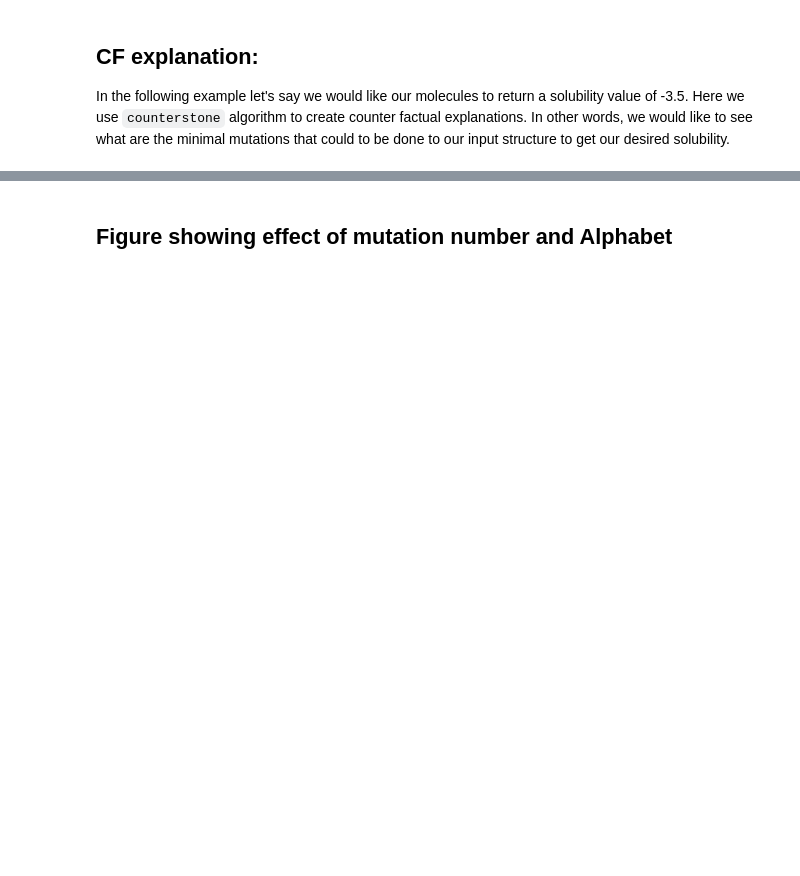
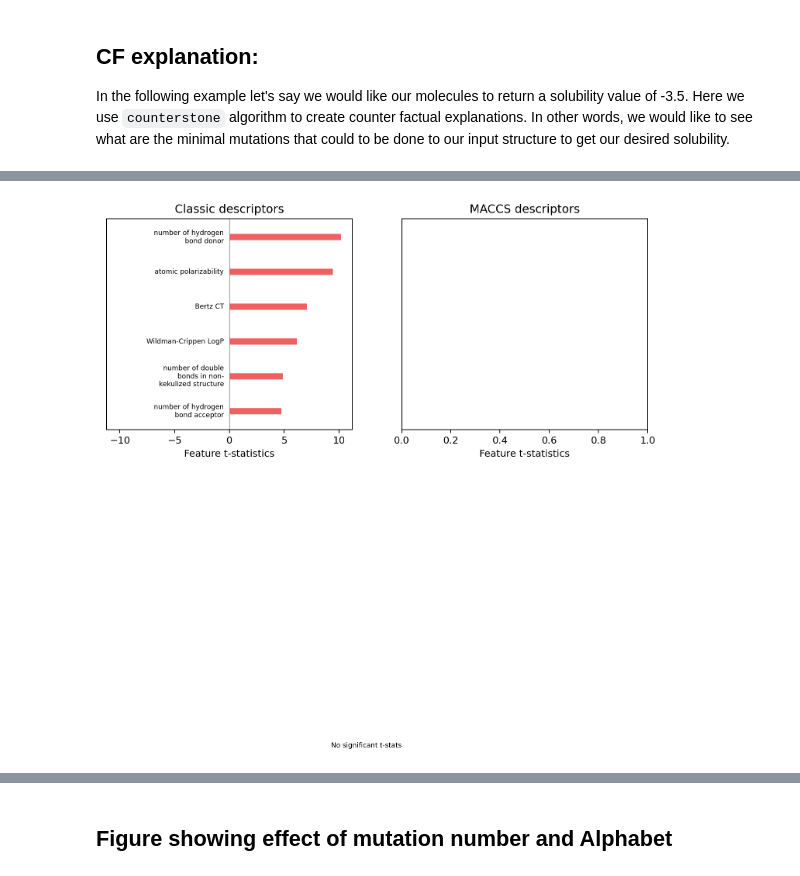
Before and after one commit to ur-whitelab/exmol, a Jupyter notebook: LIME/Solubility-RNN.ipynb, the cells around one changed output, grey strips where cells are left out. Cells and saved outputs as stored; diff of their text form; code cells hidden in the pictures; blank space fills up the shorter version.

Commit message:
tstat significance

```diff
--- a/LIME/Solubility-RNN.ipynb
+++ b/LIME/Solubility-RNN.ipynb
@@ -214,10 +189,23 @@ array([        nan, -1.44771004])
 # %%
 stoned_kwargs={'num_samples': 2500, 'alphabet':exmol.get_basic_alphabet(), 'max_mutations': 2}
-space = exmol.sample_space(soldata.SMILES[4], predictor_function, stoned_kwargs=stoned_kwargs)
+space = exmol.sample_space(soldata.SMILES[1000], predictor_function, stoned_kwargs=stoned_kwargs)
-# %%
-from mordred import HydrogenBond, Polarizability
-from mordred import SLogP, AcidBase, BertzCT, Aromatic, BondCount
-from mordred import Calculator
-
-desc_type = 'MACCS'
-space_tstats, beta = exmol.lime_explain(space, descriptor_type=desc_type)
+# %%
+from mordred import HydrogenBond, Polarizability
+from mordred import SLogP, AcidBase, BertzCT, Aromatic, BondCount
+from mordred import Calculator
+desc_type = ['Classic', 'MACCS']
+fig, ax = plt.subplots(nrows=1, ncols=len(desc_type), figsize=(10,4), dpi=180, squeeze=True)
+i=0
+for d in desc_type:
+    space_tstats, beta = exmol.lime_explain(space, descriptor_type=d)
+    feature_importance = calc_ft_imp(space, space_tstats)
+    if len(feature_importance.items()) > 5:
+        feature_importance = {a:feature_importance[a] for a in list(feature_importance.keys())[:6]}
+    plot_desc(feature_importance, d, output_file=None,
+                  ax=ax[i], title=f'{d} descriptors')
+    # plot_with_desc(feature_importance, s, desc_type='classic', output_file=f'mutation_classic_{i}')
+    i+=1
+plt.savefig(f'desc_no_sig.png', dpi=180, bbox_inches='tight')
+plt.show()
+# %% [output]
+[figure, added]
```
Also changed, not shown: parts of 24 cells of this notebook, 3 other files.
